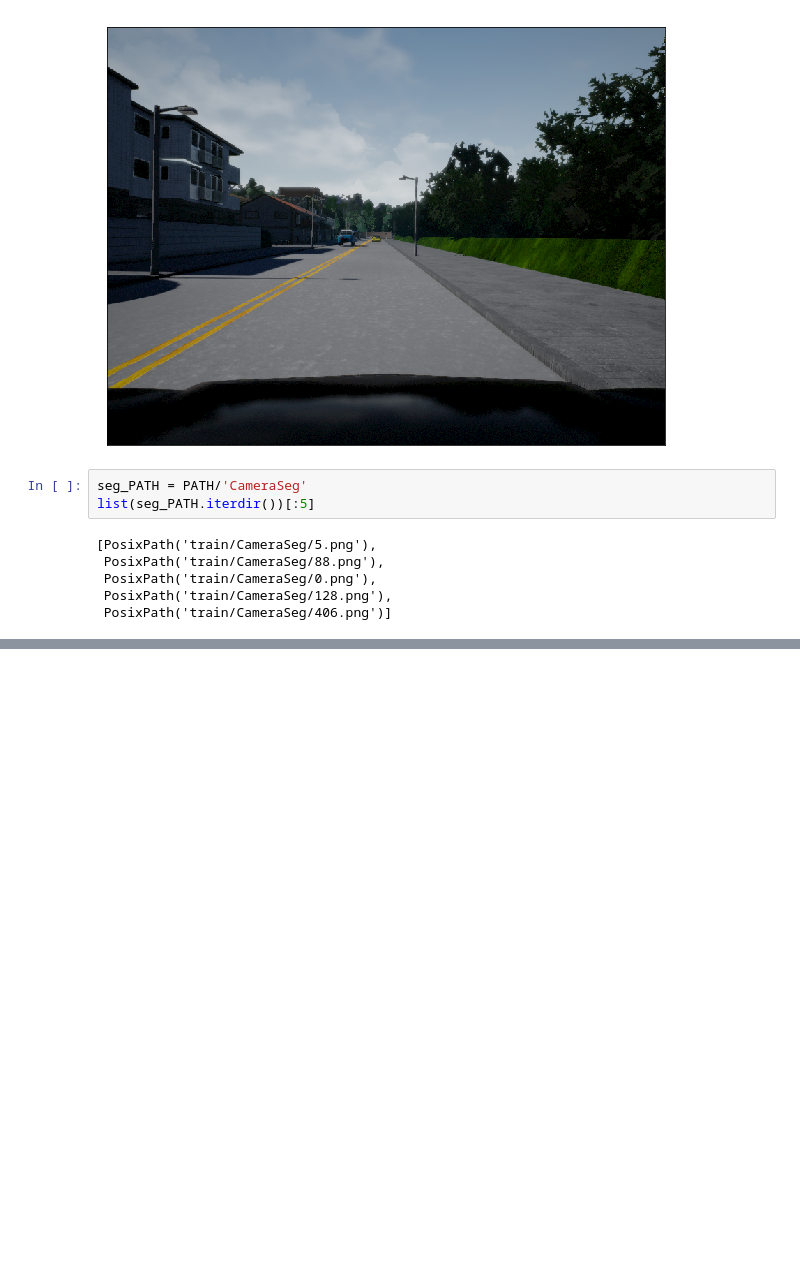
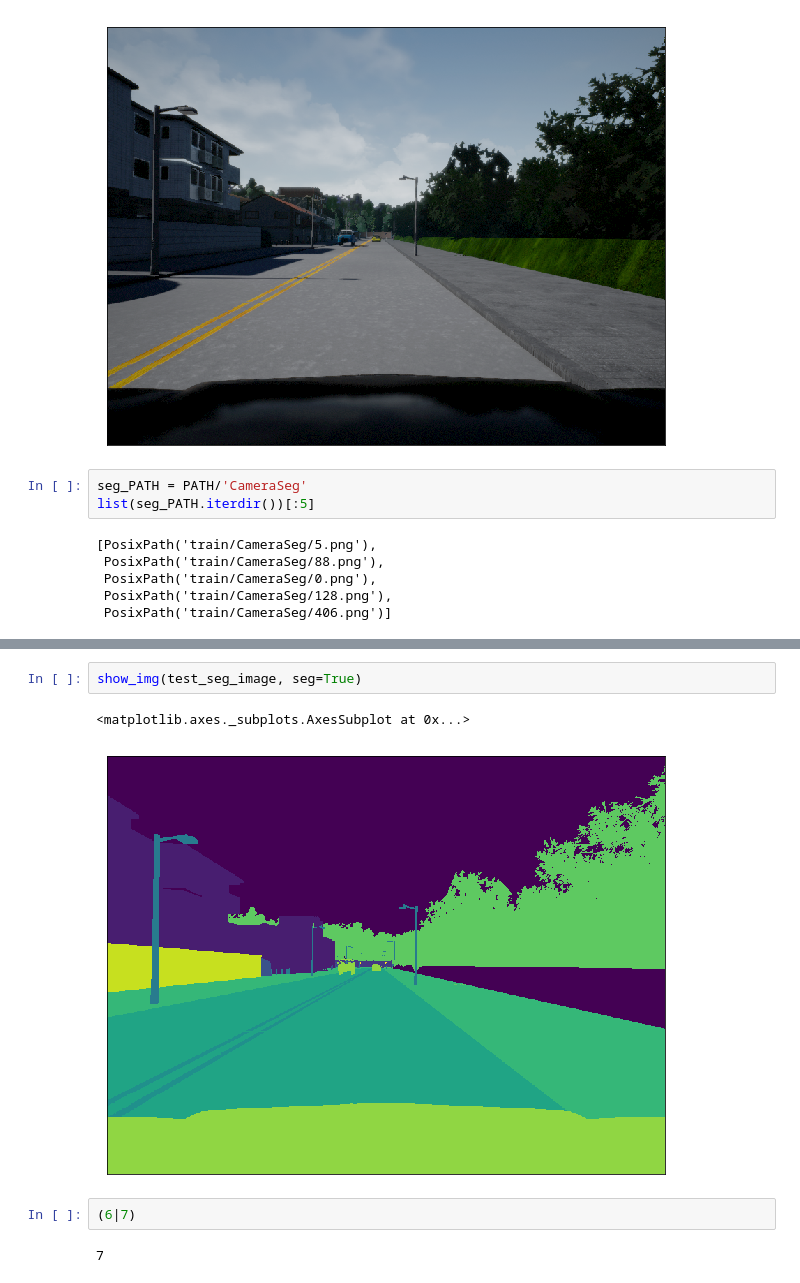
Before and after one commit to thedch/lyft-challenge, a Jupyter notebook: lyft.ipynb, the cells around one changed output, grey strips where cells are left out. Saved outputs shown, nothing was run; the diff lists cells and outputs as text; blank space fills up the shorter version.

```diff
--- a/lyft.ipynb
+++ b/lyft.ipynb
@@ -80,0 +97,9 @@ test_seg_image.shape
+# %%
+show_img(test_seg_image, seg=True)
+# %% [output]
+<matplotlib.axes._subplots.AxesSubplot at 0x...>
+[figure, added]
+# %%
+(6|7)
+# %% [output]
+7
```
Also changed, not shown: parts of 4 cells of this notebook.
